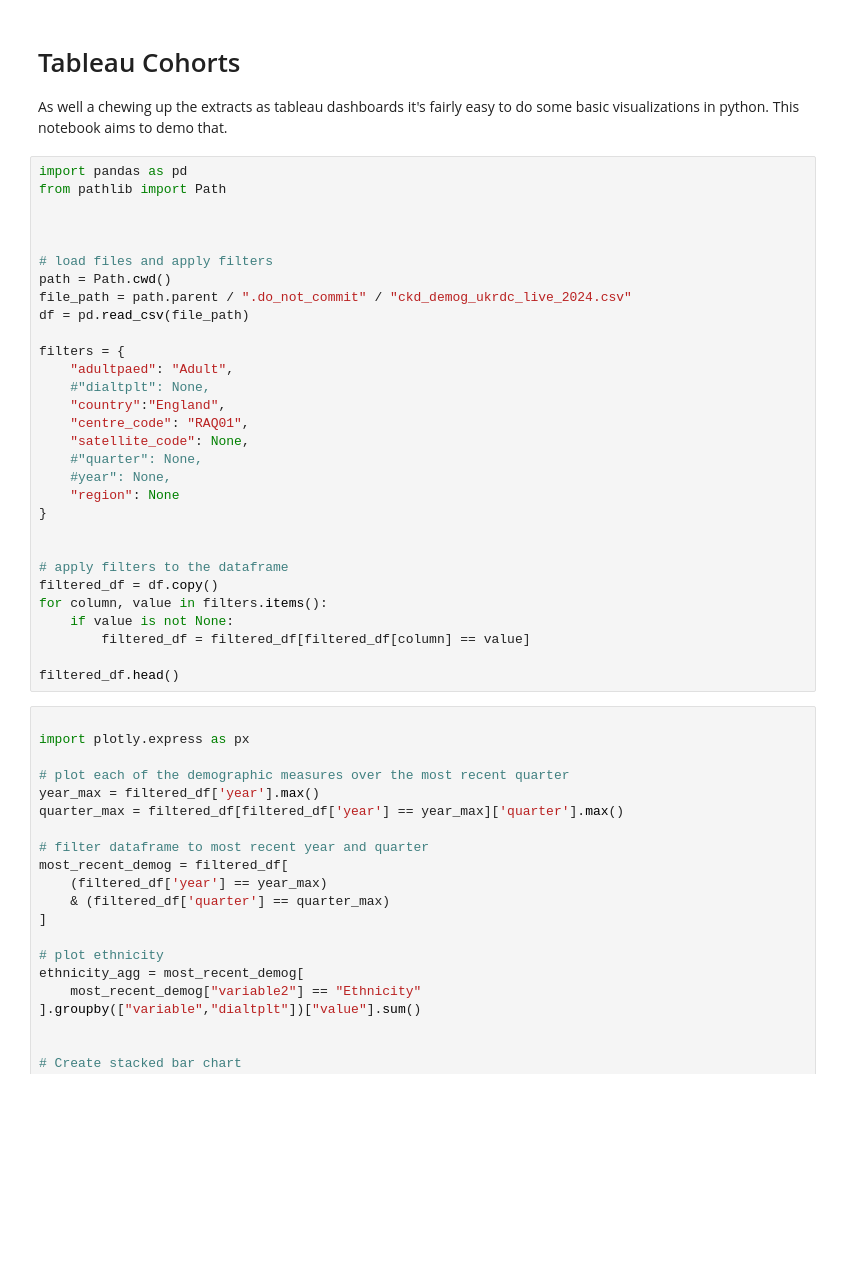
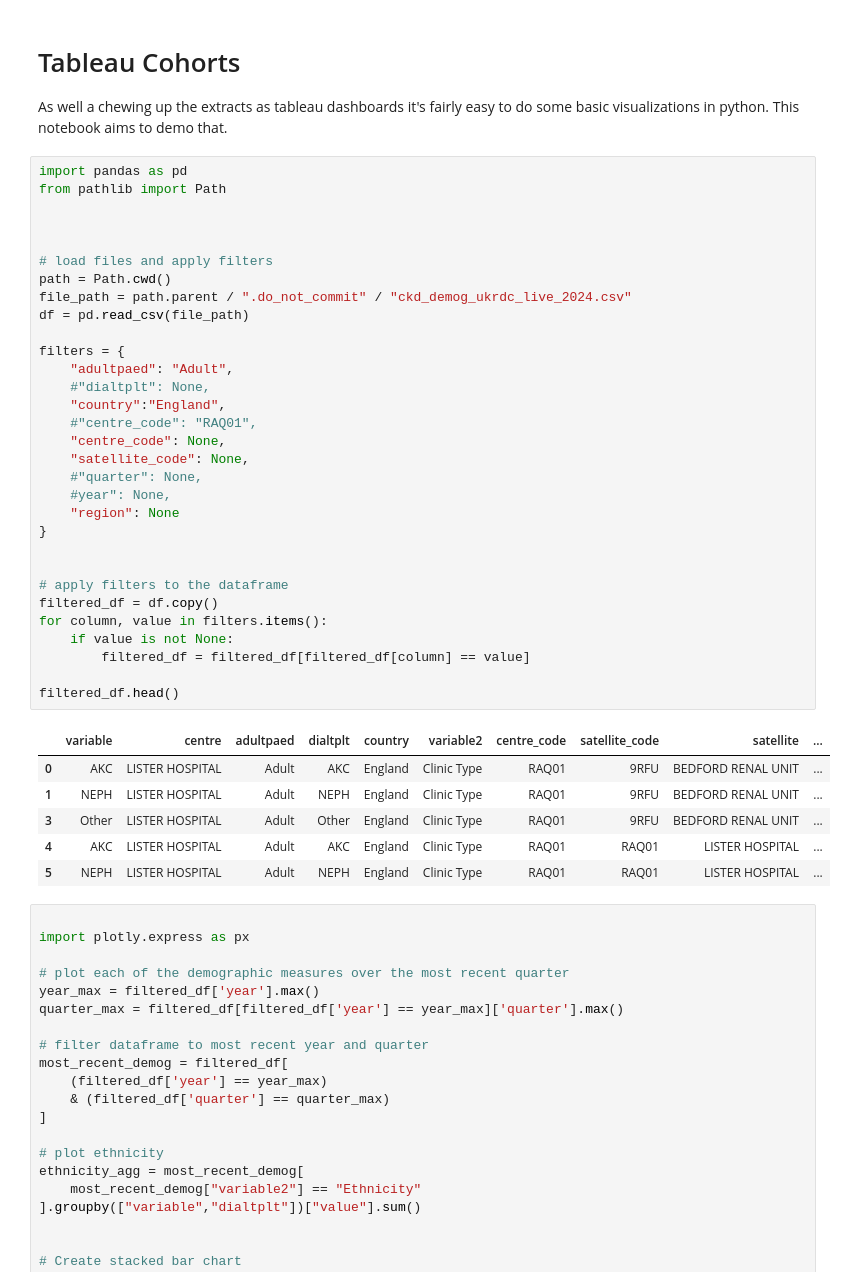
Before and after one commit to renalreg/dashboard-stats, a Jupyter notebook: demo/TableauCohortsVisualisation.ipynb, the cells around one changed output. Cells and saved outputs as stored; diff of their text form; blank space fills up the shorter version.

```diff
--- a/demo/TableauCohortsVisualisation.ipynb
+++ b/demo/TableauCohortsVisualisation.ipynb
@@ -5,33 +5,41 @@ As well a chewing up the extracts as tableau dashboards it's fairly easy to do s
 # %%
 import pandas as pd
 from pathlib import Path
 
 
 
 # load files and apply filters
 path = Path.cwd()
 file_path = path.parent / ".do_not_commit" / "ckd_demog_ukrdc_live_2024.csv"
 df = pd.read_csv(file_path)
 
 filters = {
     "adultpaed": "Adult",
     #"dialtplt": None,
     "country":"England",
-    "centre_code": "RAQ01",
+    #"centre_code": "RAQ01",
+    "centre_code": None,
     "satellite_code": None,
     #"quarter": None,
     #year": None,
     "region": None
 }
 
 
 # apply filters to the dataframe
 filtered_df = df.copy()
 for column, value in filters.items():
     if value is not None:
         filtered_df = filtered_df[filtered_df[column] == value]
 
 filtered_df.head()
+# %% [output]
+|  | variable | centre | adultpaed | dialtplt | country | variable2 | centre_code | satellite_code | satellite | ... |
+| 0 | AKC | LISTER HOSPITAL | Adult | AKC | England | Clinic Type | RAQ01 | 9RFU | BEDFORD RENAL UNIT | ... |
+| 1 | NEPH | LISTER HOSPITAL | Adult | NEPH | England | Clinic Type | RAQ01 | 9RFU | BEDFORD RENAL UNIT | ... |
+| 3 | Other | LISTER HOSPITAL | Adult | Other | England | Clinic Type | RAQ01 | 9RFU | BEDFORD RENAL UNIT | ... |
+| 4 | AKC | LISTER HOSPITAL | Adult | AKC | England | Clinic Type | RAQ01 | RAQ01 | LISTER HOSPITAL | ... |
+| 5 | NEPH | LISTER HOSPITAL | Adult | NEPH | England | Clinic Type | RAQ01 | RAQ01 | LISTER HOSPITAL | ... |
 # %%
 
 import plotly.express as px
```
Also changed, not shown: parts of 2 cells of this notebook.
